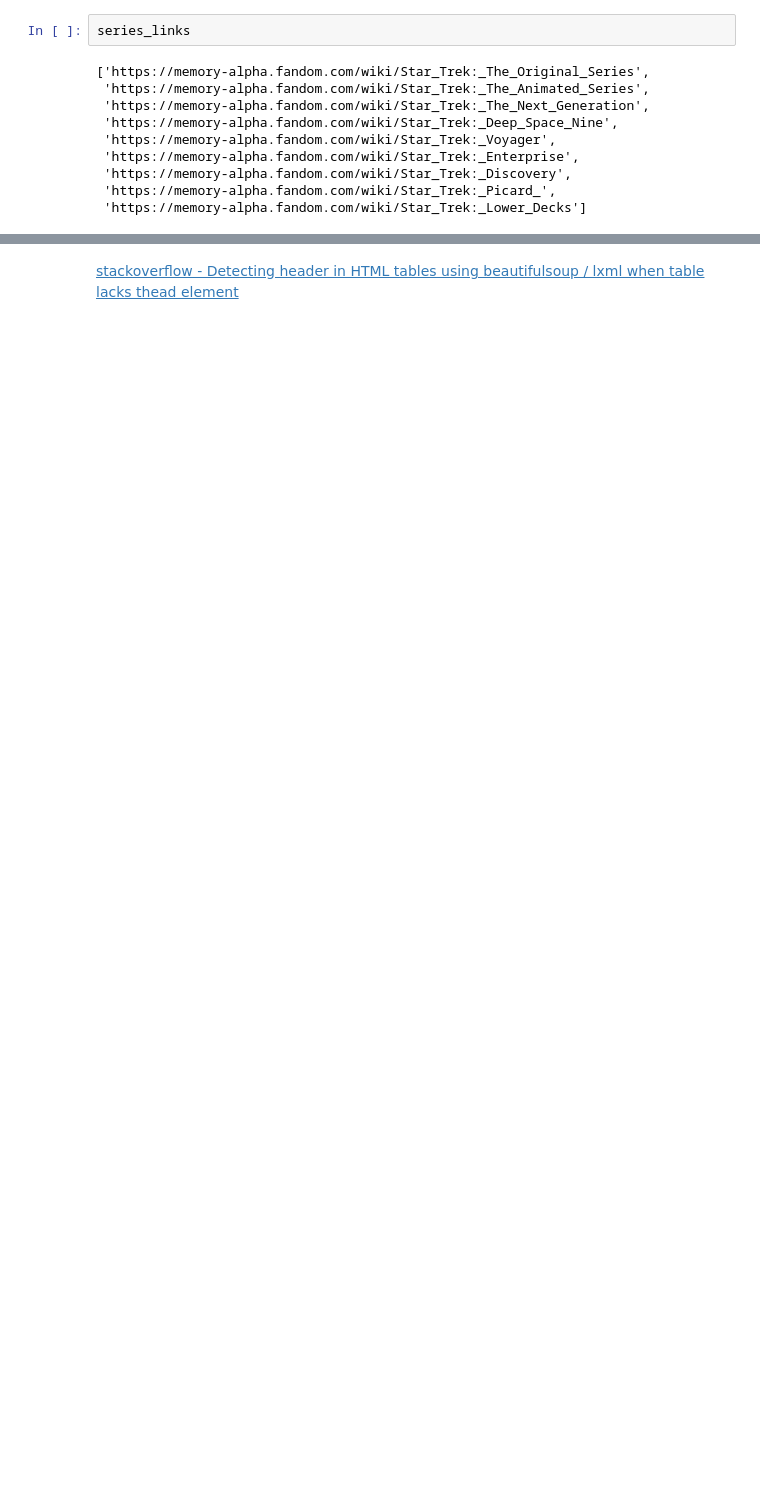
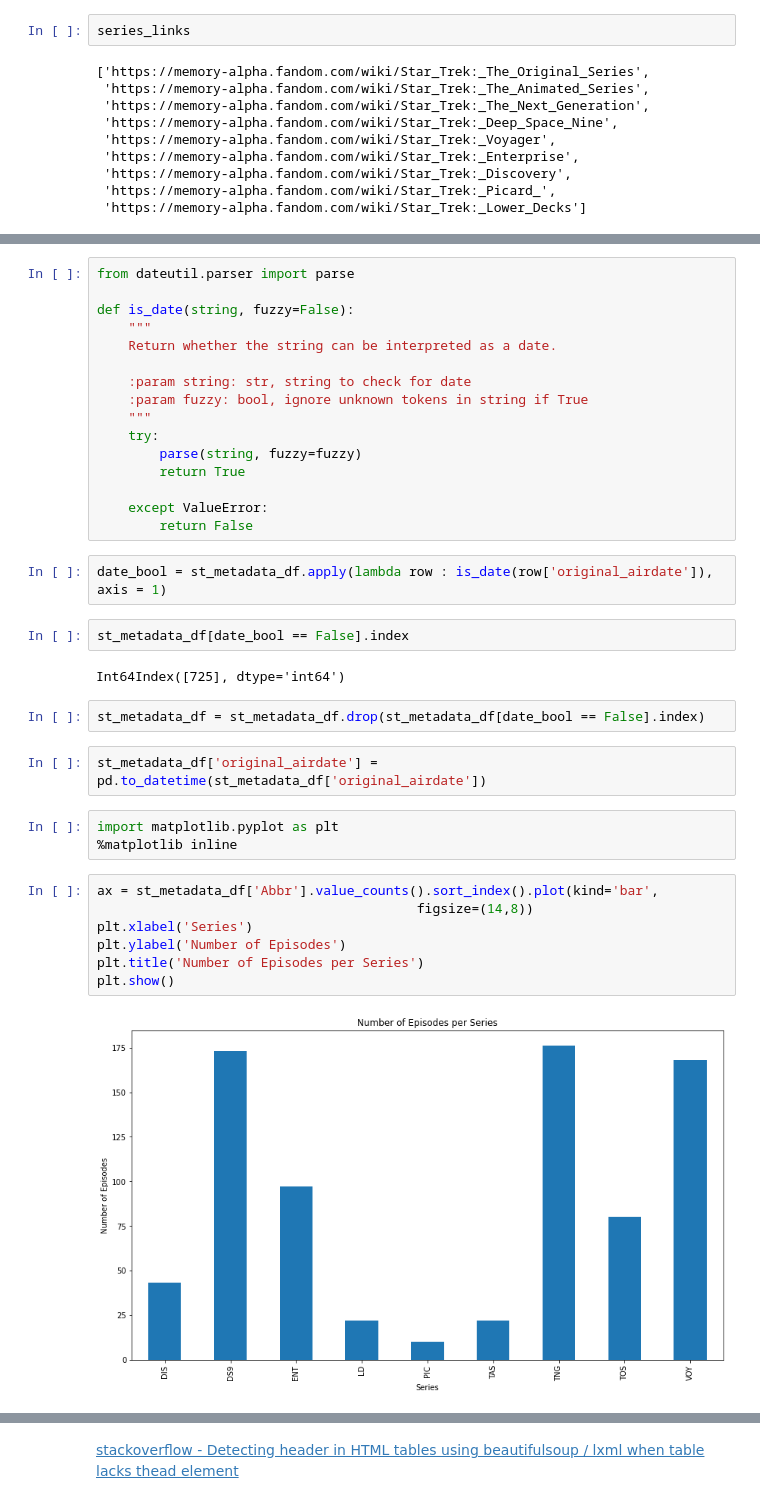
Before and after one commit to mediasittich/bayesian_topic_modeling_lda, a Jupyter notebook: notebooks/One Notebook To Rule Them All.ipynb, the cells around one changed output, grey strips where cells are left out. Cells and saved outputs as stored; diff of their text form; blank space fills up the shorter version.

Commit message:
finish constructing metadata table

```diff
--- a/notebooks/One Notebook To Rule Them All.ipynb
+++ b/notebooks/One Notebook To Rule Them All.ipynb
@@ -146,0 +371,38 @@ tables = soup.find_all("table", {"class": "grey sortable"})
+# %%
+from dateutil.parser import parse
+
+def is_date(string, fuzzy=False):
+    """
+    Return whether the string can be interpreted as a date.
+
+    :param string: str, string to check for date
+    :param fuzzy: bool, ignore unknown tokens in string if True
+    """
+    try:
+        parse(string, fuzzy=fuzzy)
+        return True
+
+    except ValueError:
+        return False
+# %%
+date_bool = st_metadata_df.apply(lambda row : is_date(row['original_airdate']), axis = 1)
+# %%
+st_metadata_df[date_bool == False].index
+# %% [output]
+Int64Index([725], dtype='int64')
+# %%
+st_metadata_df = st_metadata_df.drop(st_metadata_df[date_bool == False].index)
+# %%
+st_metadata_df['original_airdate'] = pd.to_datetime(st_metadata_df['original_airdate'])
+# %%
+import matplotlib.pyplot as plt
+%matplotlib inline
+# %%
+ax = st_metadata_df['Abbr'].value_counts().sort_index().plot(kind='bar',
+                                         figsize=(14,8))
+plt.xlabel('Series')
+plt.ylabel('Number of Episodes')
+plt.title('Number of Episodes per Series')
+plt.show()
+# %% [output]
+[figure, added]
```
Also changed, not shown: parts of 40 cells of this notebook.
